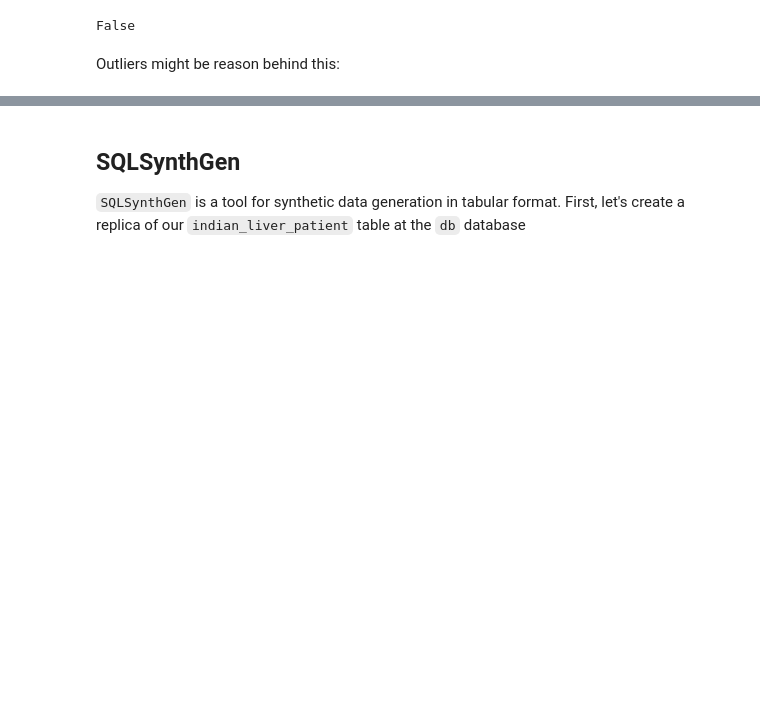
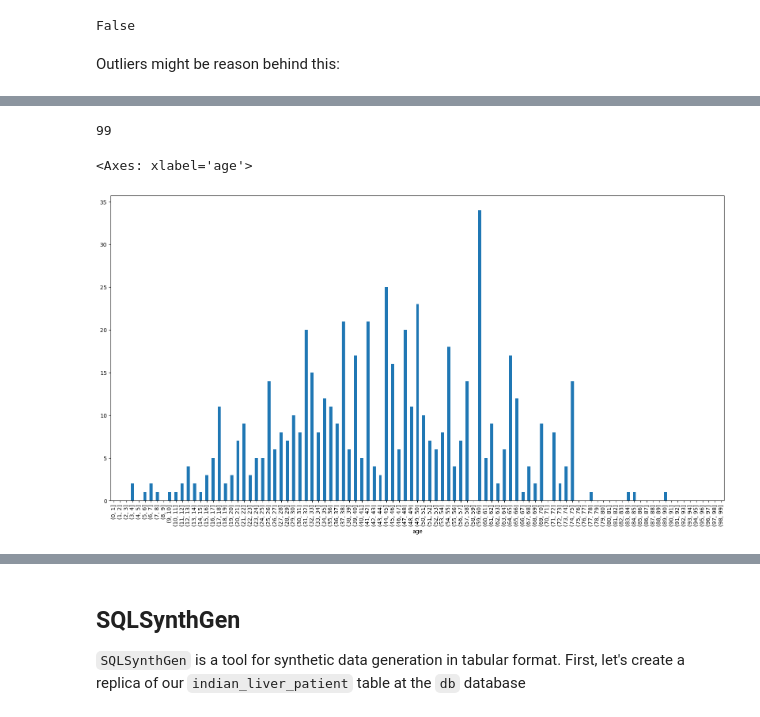
Before and after one commit to alan-turing-institute/sqlsynthgen-health-demo, a Jupyter notebook: ipynb/sqlsynthgen-healthcare-demo.ipynb, the cells around one changed output, grey strips where cells are left out. Saved outputs shown, nothing was run; the diff lists cells and outputs as text; code cells hidden in the pictures; blank space fills up the shorter version.

```diff
--- a/ipynb/sqlsynthgen-healthcare-demo.ipynb
+++ b/ipynb/sqlsynthgen-healthcare-demo.ipynb
@@ -221,0 +343,12 @@ Generating plot
+# %%
+bin_limits: list[int] = list(range(0, 100))
+
+out, bin_values = pd.cut(patient_data["age"], bin_limits, retbins=True)
+patients_by_bin = patient_data.groupby(out)
+age_counts_by_bin: pd.DataFrame = patients_by_bin.count()["age"]
+
+age_counts_by_bin.plot.bar(figsize=(20, 10))
+# %% [output]
+99
+<Axes: xlabel='age'>
+[figure, added]
```
Also changed, not shown: parts of 26 cells of this notebook, 1 other file.
